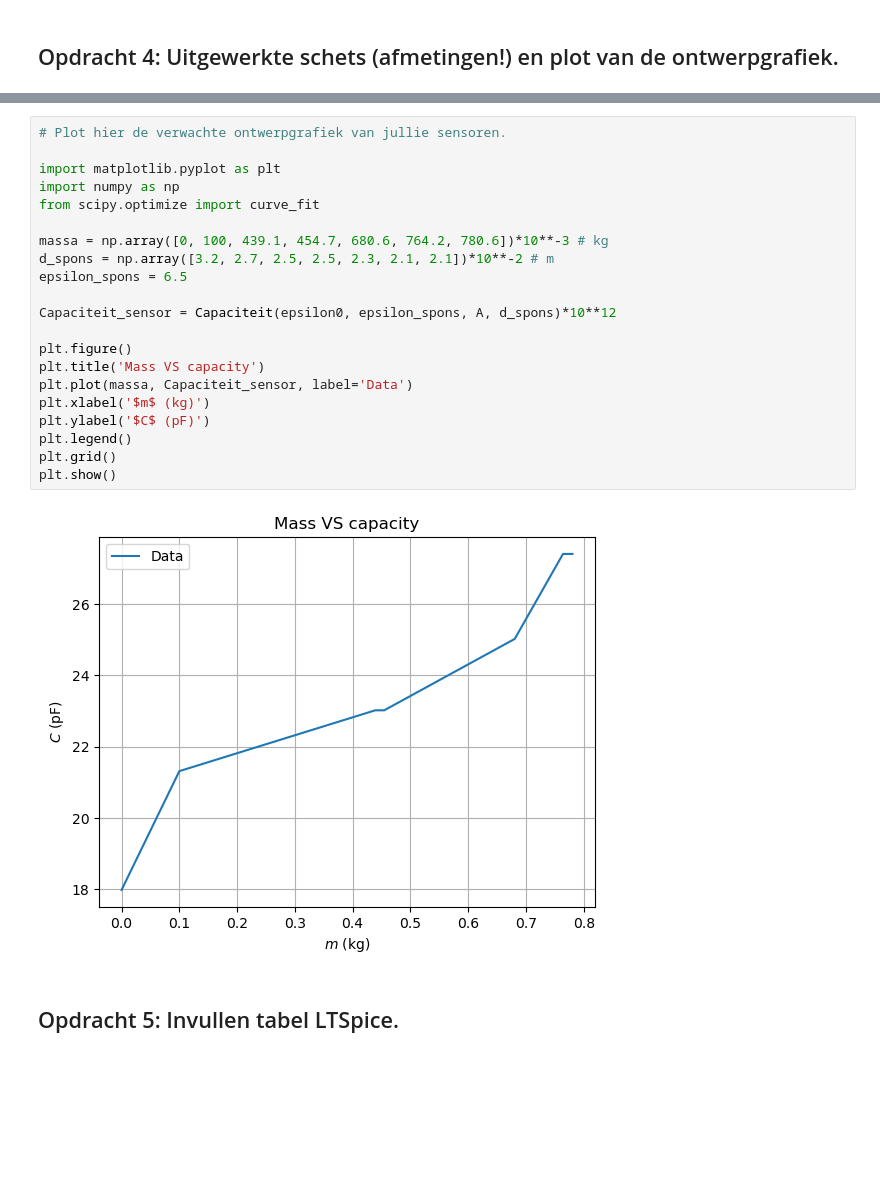
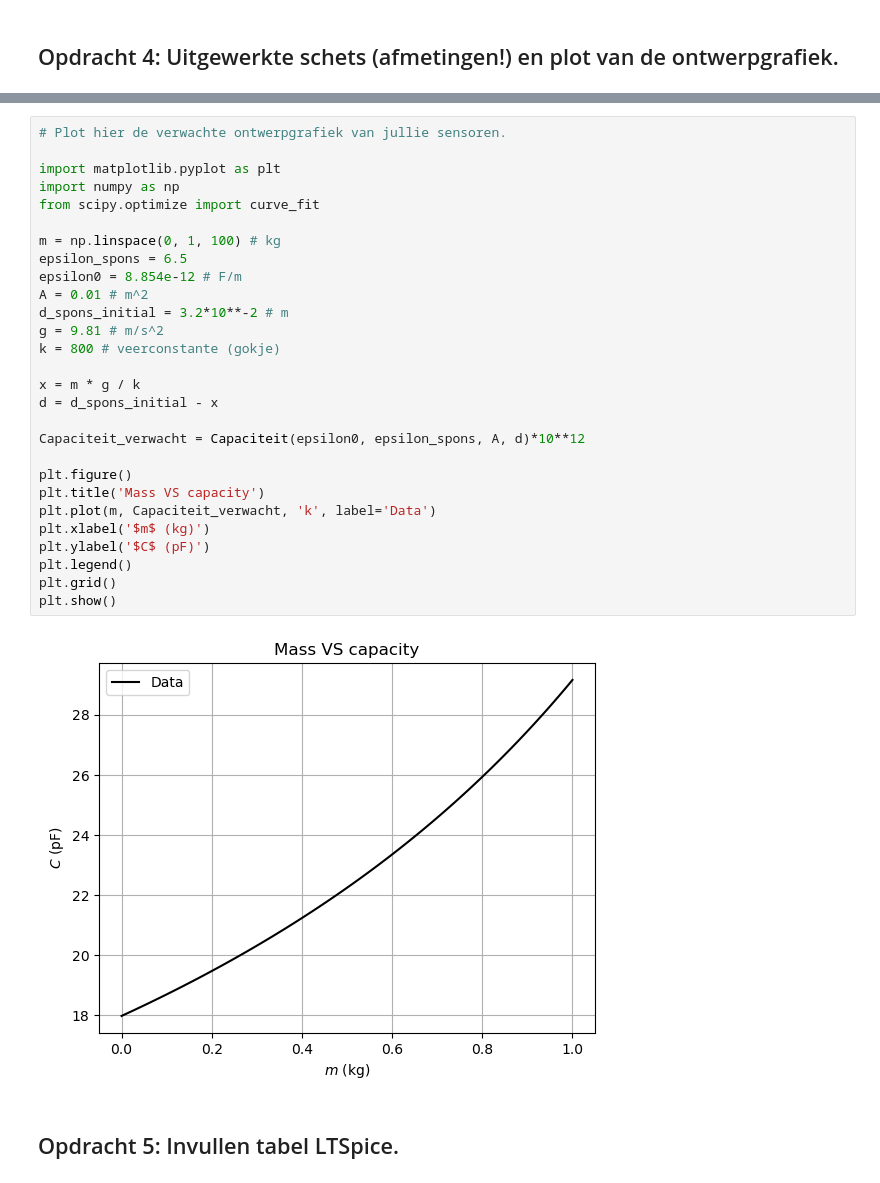
Before and after one commit to NNynke/DEF-D-assignments-N, a Jupyter notebook: FysiekeOntwerpopdrachten/2OntwerpEenSensorCondensator/DEFOntwerpopdracht2OntwerpEenSensorInvulTemplate.ipynb, the cells around one changed output, grey strips where cells are left out. Cells and saved outputs as stored; diff of their text form; blank space fills up the shorter version.

```diff
--- a/FysiekeOntwerpopdrachten/2OntwerpEenSensorCondensator/DEFOntwerpopdracht2OntwerpEenSensorInvulTemplate.ipynb
+++ b/FysiekeOntwerpopdrachten/2OntwerpEenSensorCondensator/DEFOntwerpopdracht2OntwerpEenSensorInvulTemplate.ipynb
@@ -75,26 +75,33 @@ Wij gaan een sensor maken die massa meet.
 # %%
 # Plot hier de verwachte ontwerpgrafiek van jullie sensoren.
 
 import matplotlib.pyplot as plt
 import numpy as np
 from scipy.optimize import curve_fit
 
-massa = np.array([0, 100, 439.1, 454.7, 680.6, 764.2, 780.6])*10**-3 # kg
-d_spons = np.array([3.2, 2.7, 2.5, 2.5, 2.3, 2.1, 2.1])*10**-2 # m
+m = np.linspace(0, 1, 100) # kg
 epsilon_spons = 6.5
+epsilon0 = 8.854e-12 # F/m
+A = 0.01 # m^2
+d_spons_initial = 3.2*10**-2 # m
+g = 9.81 # m/s^2
+k = 800 # veerconstante (gokje)
 
-Capaciteit_sensor = Capaciteit(epsilon0, epsilon_spons, A, d_spons)*10**12
+x = m * g / k
+d = d_spons_initial - x
+
+Capaciteit_verwacht = Capaciteit(epsilon0, epsilon_spons, A, d)*10**12
 
 plt.figure()
 plt.title('Mass VS capacity')
-plt.plot(massa, Capaciteit_sensor, label='Data')
+plt.plot(m, Capaciteit_verwacht, 'k', label='Data')
 plt.xlabel('$m$ (kg)')
 plt.ylabel('$C$ (pF)')
 plt.legend()
 plt.grid()
 plt.show()
 # %% [output]
-[figure, old version]
+[figure, new version]
 # %% [markdown]
 ## Opdracht 5: Invullen tabel LTSpice.
 # %% [markdown]
```
Also changed, not shown: parts of 4 cells of this notebook.
